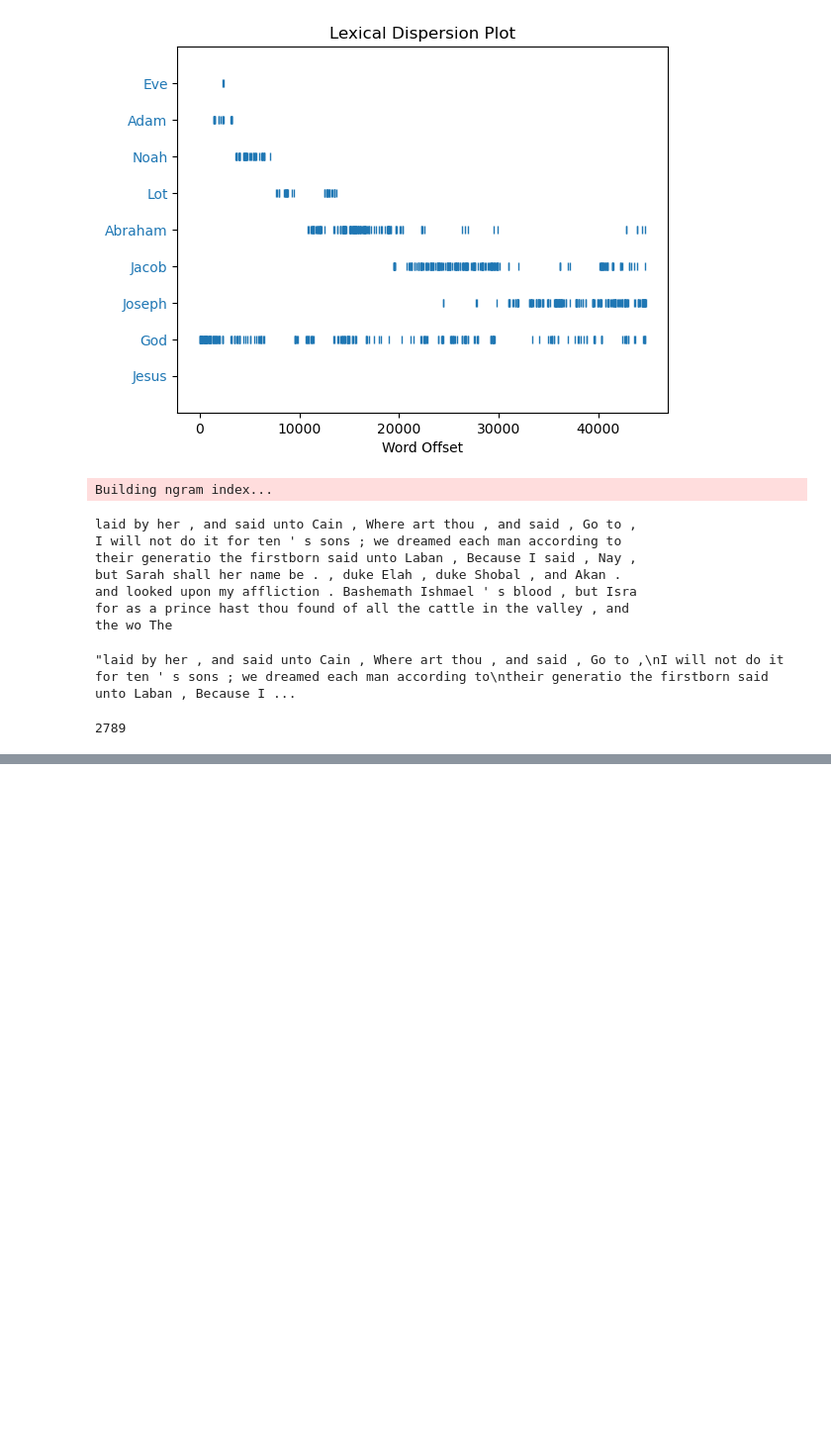
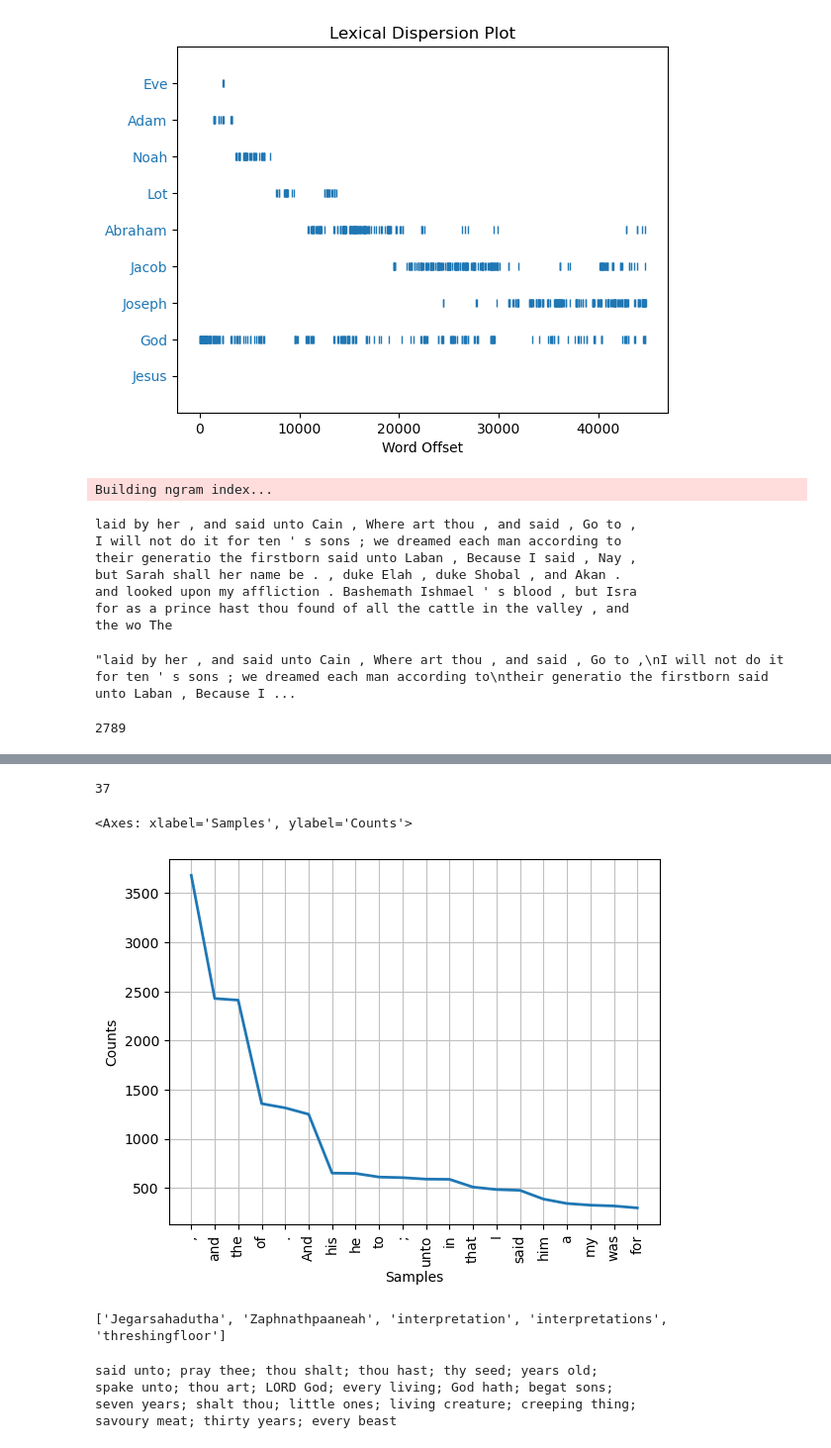
Before and after one commit to danielcoutop/ling_cog_com_python, a Jupyter notebook: cap_1_nltk.ipynb, the cells around one changed output, grey strips where cells are left out. Shown at 99% size. Drawn from its saved outputs; the diff is of its cells as text; code cells hidden in the pictures; blank space fills up the shorter version.

```diff
--- a/cap_1_nltk.ipynb
+++ b/cap_1_nltk.ipynb
@@ -55,0 +75,3 @@ len(set(text3))
+# %%
+fdist3 = FreqDist(text3)
+print(fdist3)
@@ -55,0 +93,22 @@ len(set(text3))
+# %%
+fdist3['Sarah']
+# %% [output]
+37
+# %%
+fdist3.plot(20)
+# %% [output]
+<Axes: xlabel='Samples', ylabel='Counts'>
+[figure, added]
+# %%
+V = set(text3)
+long_words = [w for w in V if len(w) > 13]
+print(sorted(long_words))
+# %% [output]
+['Jegarsahadutha', 'Zaphnathpaaneah', 'interpretation', 'interpretations', 'threshingfloor']
+# %%
+text3.collocations()
+# %% [output]
+said unto; pray thee; thou shalt; thou hast; thy seed; years old;
+spake unto; thou art; LORD God; every living; God hath; begat sons;
+seven years; shalt thou; little ones; living creature; creeping thing;
+savoury meat; thirty years; every beast
```
Also changed, not shown: parts of 4 cells of this notebook.
